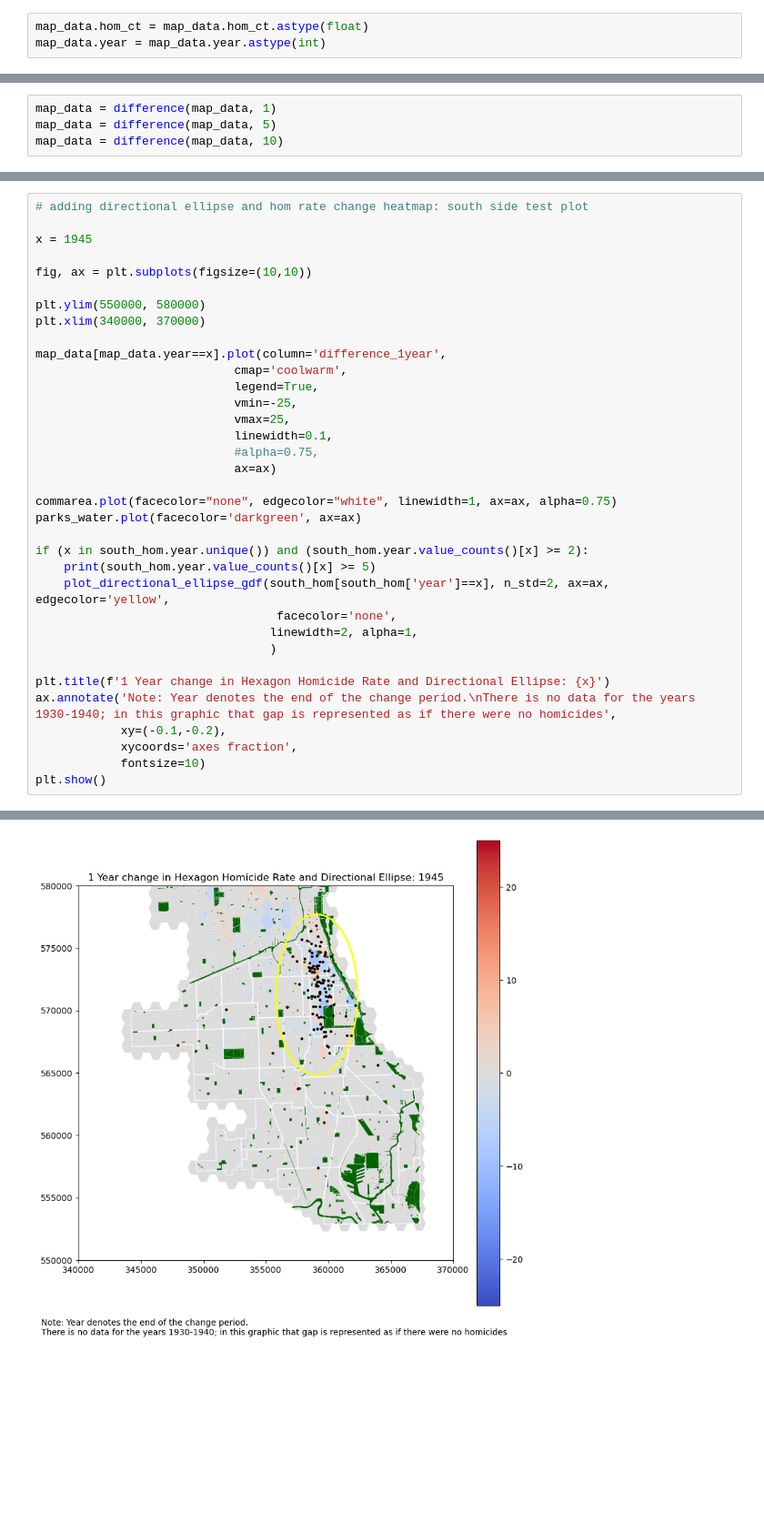
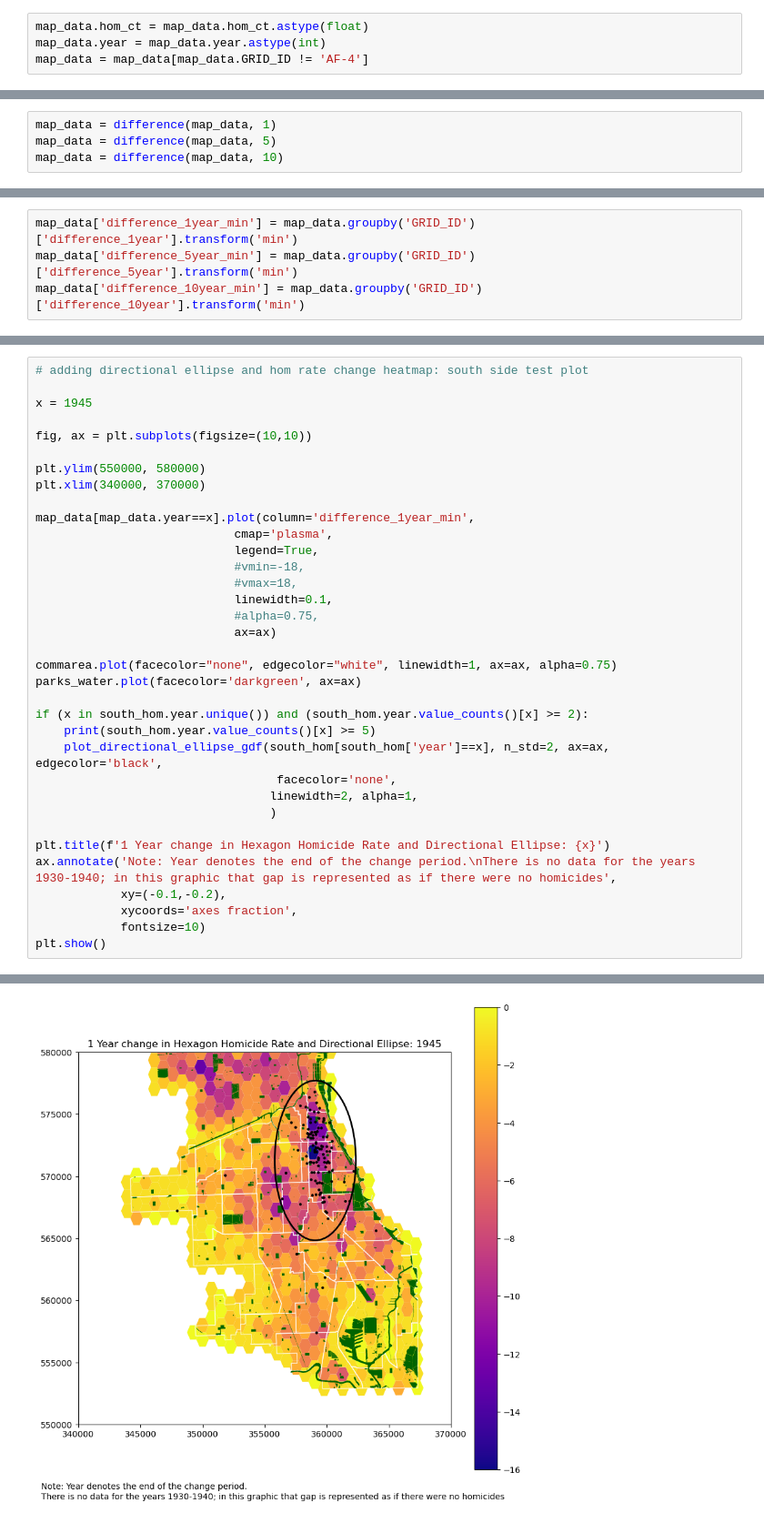
Before and after one commit to uchicago-justice-project/decreasing-homicide-waves, a Jupyter notebook: hom_decrease_3.ipynb, the cells around one changed output, grey strips where cells are left out. Shown at 91% size. Drawn from its saved outputs; the diff is of its cells as text; blank space fills up the shorter version.

```diff
--- a/hom_decrease_3.ipynb
+++ b/hom_decrease_3.ipynb
@@ -733,6 +733,7 @@ map_data.head()
 # %%
 map_data.hom_ct = map_data.hom_ct.astype(float)
 map_data.year = map_data.year.astype(int)
+map_data = map_data[map_data.GRID_ID != 'AF-4']
 # %%
 map_data.year.unique()
 # %% [output]
@@ -780,0 +773,4 @@ map_data[map_data.year > 1970].head()
+# %%
+map_data['difference_1year_min'] = map_data.groupby('GRID_ID')['difference_1year'].transform('min')
+map_data['difference_5year_min'] = map_data.groupby('GRID_ID')['difference_5year'].transform('min')
+map_data['difference_10year_min'] = map_data.groupby('GRID_ID')['difference_10year'].transform('min')
@@ -783,36 +793,36 @@ map_data[map_data.year > 1970].head()
 
 x = 1945
 
 fig, ax = plt.subplots(figsize=(10,10))
 
 plt.ylim(550000, 580000)
 plt.xlim(340000, 370000)
 
-map_data[map_data.year==x].plot(column='difference_1year',
-                            cmap='coolwarm',
+map_data[map_data.year==x].plot(column='difference_1year_min',
+                            cmap='plasma',
                             legend=True,
-                            vmin=-25,
-                            vmax=25,
+                            #vmin=-18,
+                            #vmax=18,
                             linewidth=0.1,
                             #alpha=0.75,
                             ax=ax)
 
 commarea.plot(facecolor="none", edgecolor="white", linewidth=1, ax=ax, alpha=0.75)
 parks_water.plot(facecolor='darkgreen', ax=ax)
 
 if (x in south_hom.year.unique()) and (south_hom.year.value_counts()[x] >= 2):
     print(south_hom.year.value_counts()[x] >= 5)
-    plot_directional_ellipse_gdf(south_hom[south_hom['year']==x], n_std=2, ax=ax, edgecolor='yellow',
+    plot_directional_ellipse_gdf(south_hom[south_hom['year']==x], n_std=2, ax=ax, edgecolor='black',
                                   facecolor='none',
                                  linewidth=2, alpha=1,
                                  )
 
 plt.title(f'1 Year change in Hexagon Homicide Rate and Directional Ellipse: {x}')
 ax.annotate('Note: Year denotes the end of the change period.\nThere is no data for the years 1930-1940; in this graphic that gap is represented as if there were no homicides',
             xy=(-0.1,-0.2),
             xycoords='axes fraction',
             fontsize=10)
 plt.show()
 # %% [output]
 True
-[figure, old version]
+[figure, new version]
```
Also changed, not shown: parts of 8 cells of this notebook, 1 other file.
